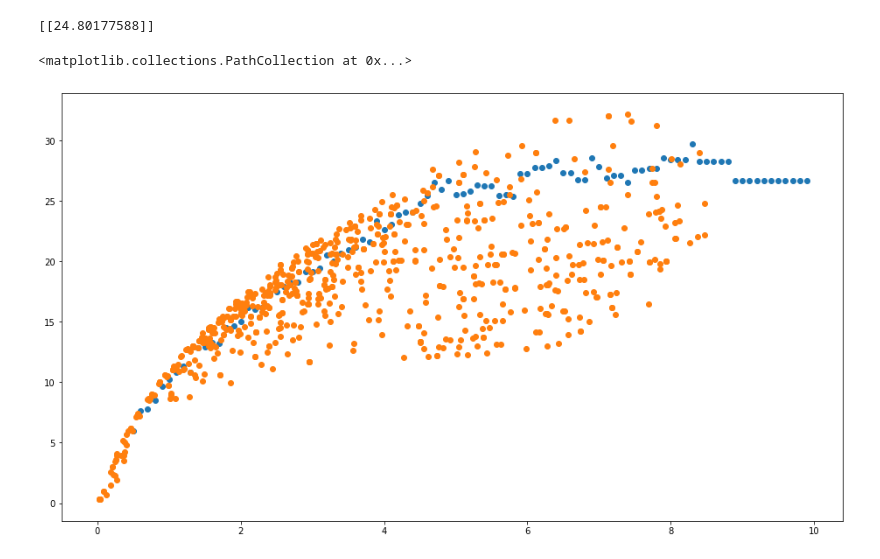
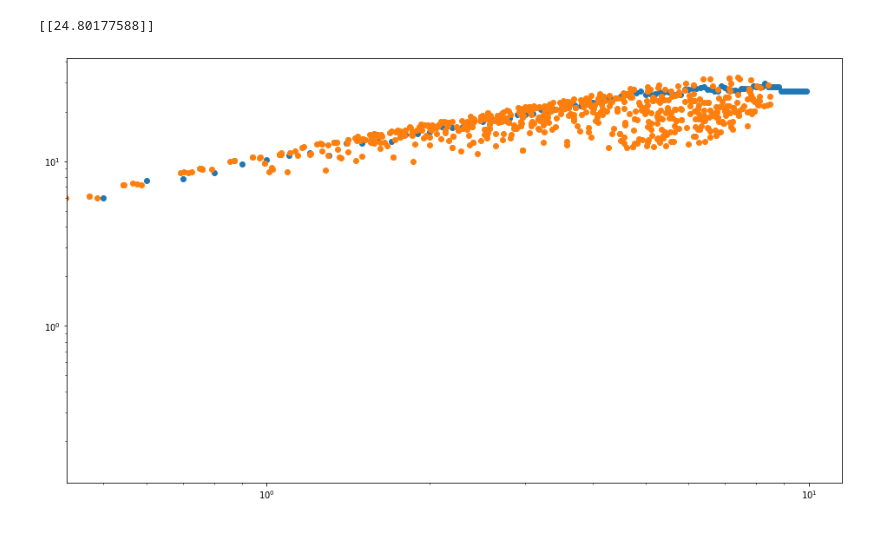
Before and after one commit to ojhall94/malatium, a Jupyter notebook: models/tests.ipynb, the cells around one changed output. Drawn from its saved outputs; the diff is of its cells as text; code cells hidden in the pictures.

```diff
--- a/models/Untitled.ipynb
+++ b/models/tests.ipynb
@@ -87,11 +87,12 @@ print(10**lnd(np.log10([4.5, 1.0, 5777.0])))
 # %%
 age_ = np.arange(0.5, 10, 0.1)
 x_eval = np.log10(np.vstack([age_, np.ones(len(age_)), np.ones(len(age_))*5777.0]).T)
 fig, ax = plt.subplots(figsize=[16,9])
 ax.scatter(age_, 10**lnd(x_eval))
 
 df = df_rocrit.loc[np.abs(df_rocrit.Mass - 1.0) < 0.001]
 ax.scatter(df.Age, df.Prot)
+ax.set_xscale('log')
+ax.set_yscale('log')
 # %% [output]
-<matplotlib.collections.PathCollection at 0x...>
-[figure, old version]
+[figure, new version]
```
